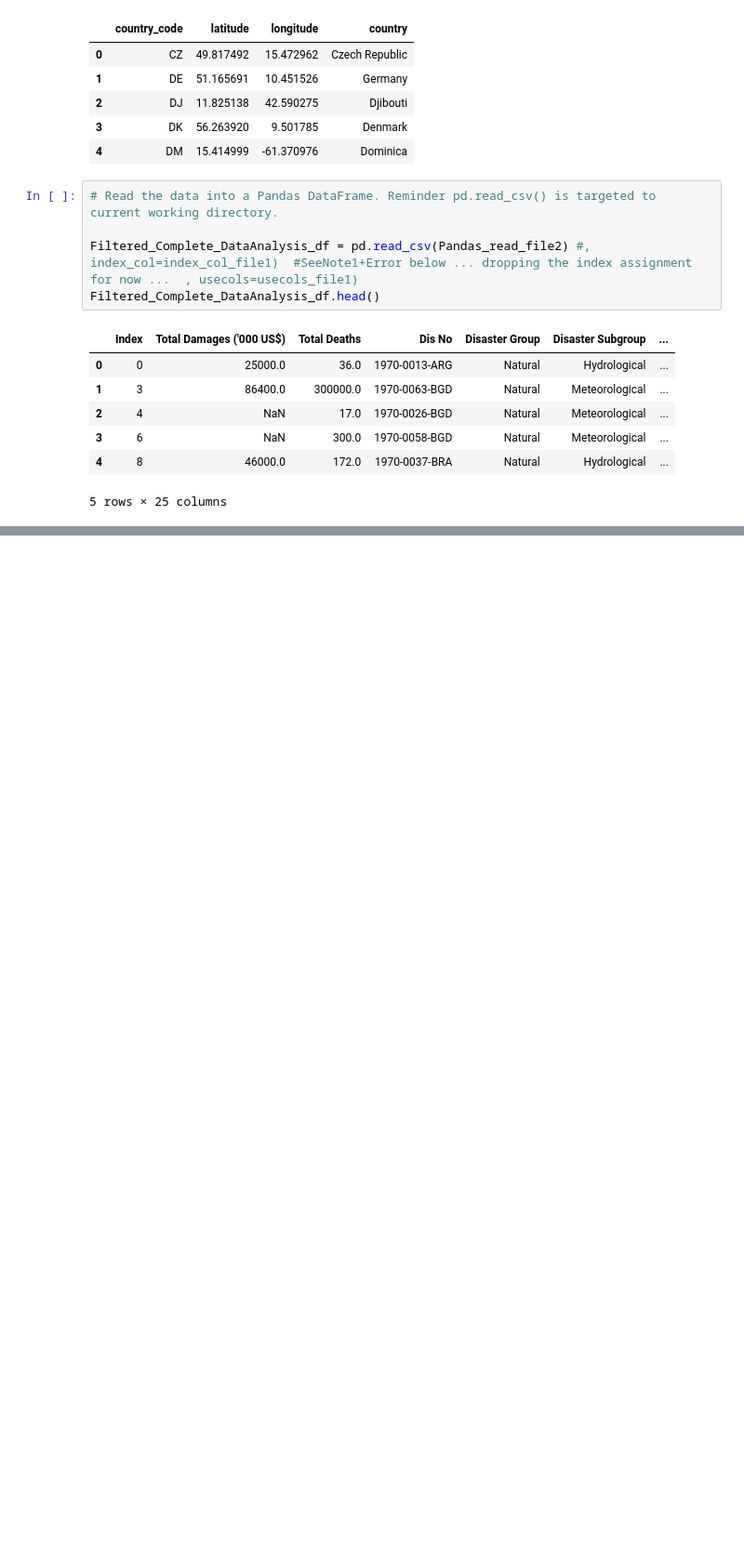
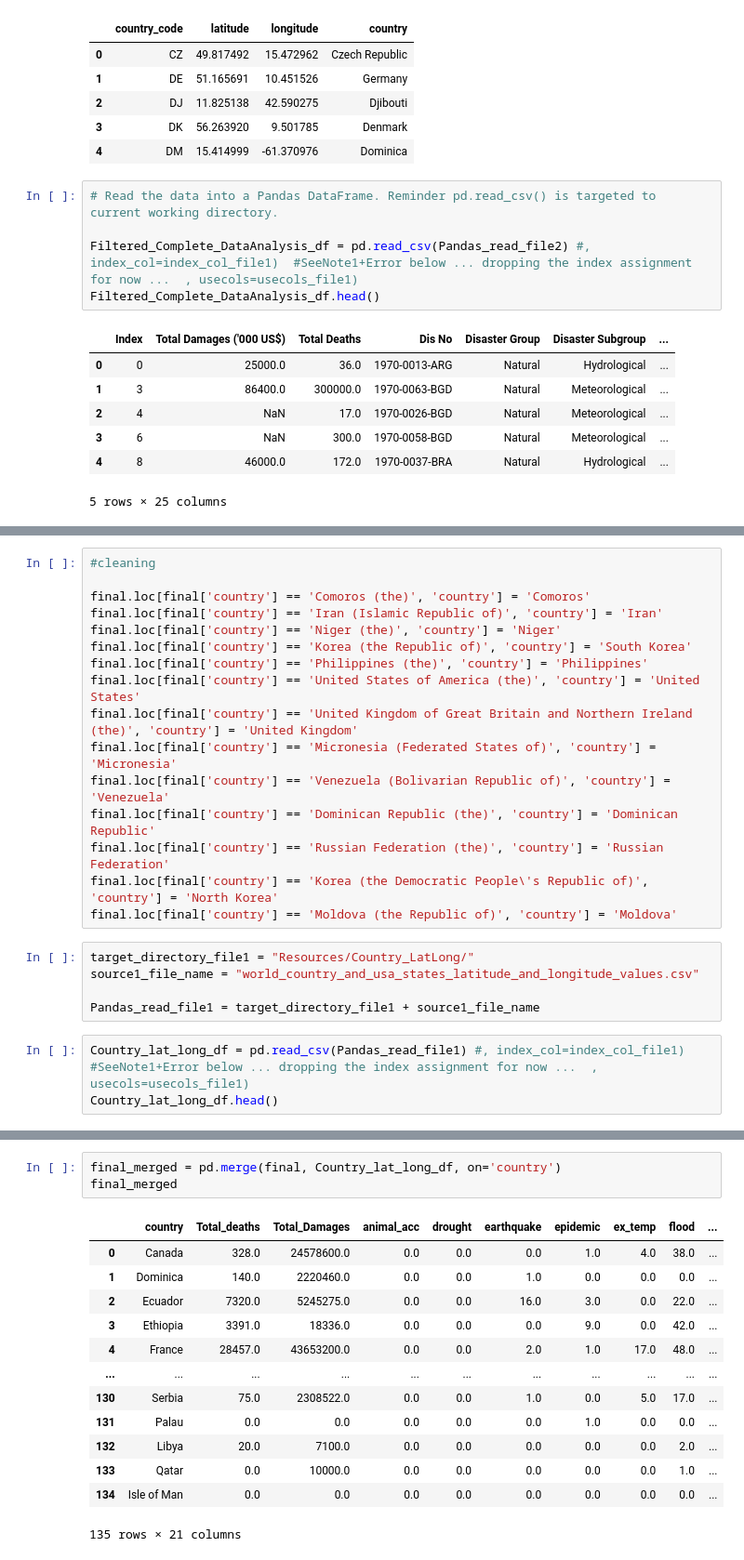
Before and after one commit to Ao-27/Project3_NaturalDisastersDataReview, a Jupyter notebook: CountryFocused_DF_csv.ipynb, the cells around one changed output, grey strips where cells are left out. Shown: that part at 93% size. Drawn from its saved outputs; the diff is of its cells as text; blank space fills up the shorter version.

```diff
--- a/CountryFocused_DF_csv.ipynb
+++ b/CountryFocused_DF_csv.ipynb
@@ -485,0 +309,24 @@ memory usage: 2.7+ MB
+# %%
+#cleaning
+
+final.loc[final['country'] == 'Comoros (the)', 'country'] = 'Comoros'
+final.loc[final['country'] == 'Iran (Islamic Republic of)', 'country'] = 'Iran'
+final.loc[final['country'] == 'Niger (the)', 'country'] = 'Niger'
+final.loc[final['country'] == 'Korea (the Republic of)', 'country'] = 'South Korea'
+final.loc[final['country'] == 'Philippines (the)', 'country'] = 'Philippines'
+final.loc[final['country'] == 'United States of America (the)', 'country'] = 'United States'
+final.loc[final['country'] == 'United Kingdom of Great Britain and Northern Ireland (the)', 'country'] = 'United Kingdom'
+final.loc[final['country'] == 'Micronesia (Federated States of)', 'country'] = 'Micronesia'
+final.loc[final['country'] == 'Venezuela (Bolivarian Republic of)', 'country'] = 'Venezuela'
+final.loc[final['country'] == 'Dominican Republic (the)', 'country'] = 'Dominican Republic'
+final.loc[final['country'] == 'Russian Federation (the)', 'country'] = 'Russian Federation'
+final.loc[final['country'] == 'Korea (the Democratic People\'s Republic of)', 'country'] = 'North Korea'
+final.loc[final['country'] == 'Moldova (the Republic of)', 'country'] = 'Moldova'
+# %%
+target_directory_file1 = "Resources/Country_LatLong/"
+source1_file_name = "world_country_and_usa_states_latitude_and_longitude_values.csv"
+
+Pandas_read_file1 = target_directory_file1 + source1_file_name
+# %%
+Country_lat_long_df = pd.read_csv(Pandas_read_file1) #, index_col=index_col_file1)  #SeeNote1+Error below ... dropping the index assignment for now ...  , usecols=usecols_file1)
+Country_lat_long_df.head()
@@ -485,0 +361,17 @@ memory usage: 2.7+ MB
+# %%
+final_merged = pd.merge(final, Country_lat_long_df, on='country')
+final_merged
+# %% [output]
+|  | country | Total_deaths | Total_Damages | animal_acc | drought | earthquake | epidemic | ex_temp | flood | ... |
+| 0 | Canada | 328.0 | 24578600.0 | 0.0 | 0.0 | 0.0 | 1.0 | 4.0 | 38.0 | ... |
+| 1 | Dominica | 140.0 | 2220460.0 | 0.0 | 0.0 | 1.0 | 0.0 | 0.0 | 0.0 | ... |
+| 2 | Ecuador | 7320.0 | 5245275.0 | 0.0 | 0.0 | 16.0 | 3.0 | 0.0 | 22.0 | ... |
+| 3 | Ethiopia | 3391.0 | 18336.0 | 0.0 | 0.0 | 0.0 | 9.0 | 0.0 | 42.0 | ... |
+| 4 | France | 28457.0 | 43653200.0 | 0.0 | 0.0 | 2.0 | 1.0 | 17.0 | 48.0 | ... |
+| ... | ... | ... | ... | ... | ... | ... | ... | ... | ... | ... |
+| 130 | Serbia | 75.0 | 2308522.0 | 0.0 | 0.0 | 1.0 | 0.0 | 5.0 | 17.0 | ... |
+| 131 | Palau | 0.0 | 0.0 | 0.0 | 0.0 | 0.0 | 1.0 | 0.0 | 0.0 | ... |
+| 132 | Libya | 20.0 | 7100.0 | 0.0 | 0.0 | 0.0 | 0.0 | 0.0 | 2.0 | ... |
+| 133 | Qatar | 0.0 | 10000.0 | 0.0 | 0.0 | 0.0 | 0.0 | 0.0 | 1.0 | ... |
+| 134 | Isle of Man | 0.0 | 0.0 | 0.0 | 0.0 | 0.0 | 0.0 | 0.0 | 0.0 | ... |
+135 rows × 21 columns
```
Also changed, not shown: parts of 41 cells of this notebook, 39 other files.
